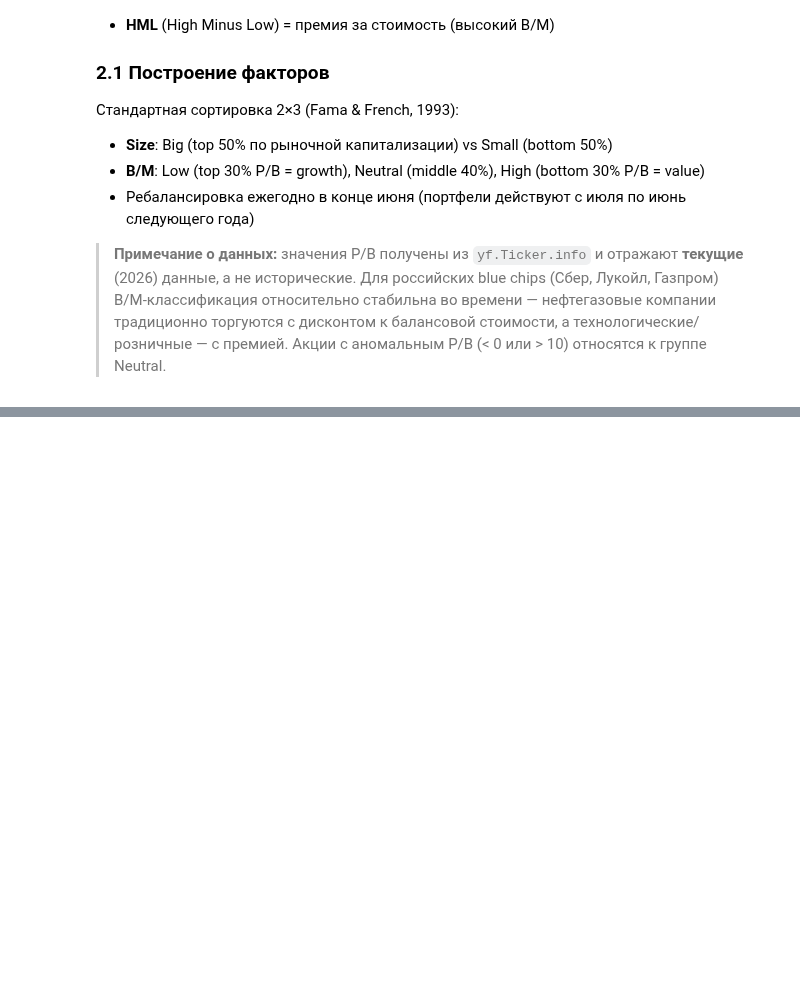
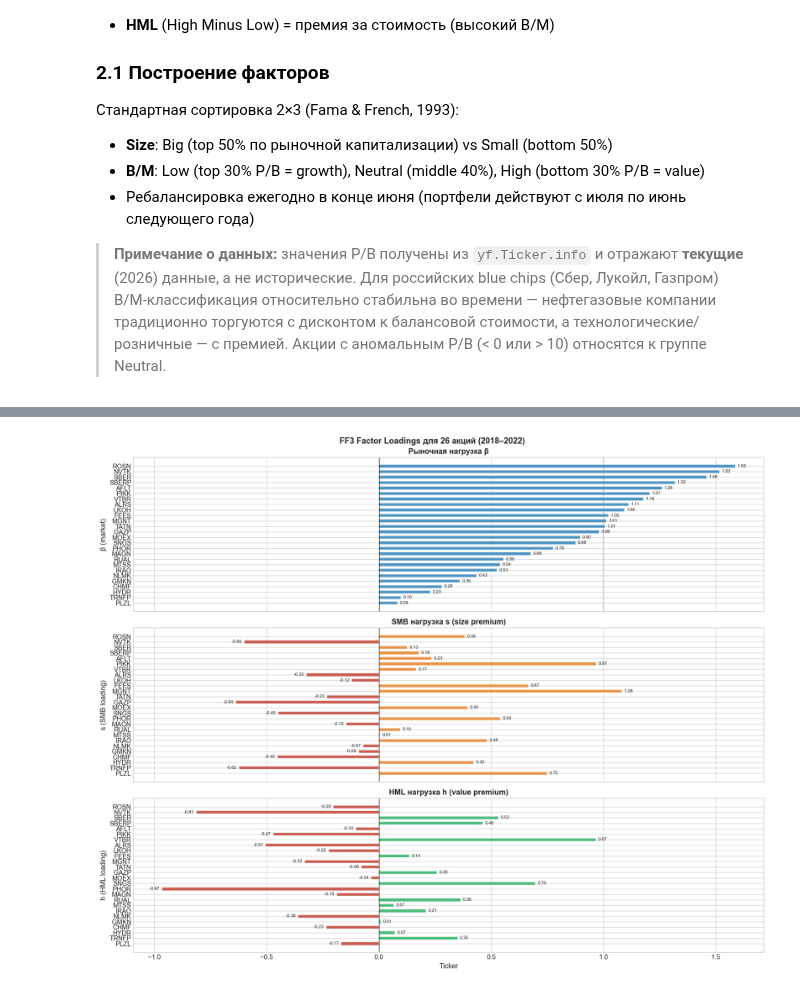
Before and after one commit to S0uLL6/capm-russia, a Jupyter notebook: capm_russia_executed.ipynb, the cells around one changed output, grey strips where cells are left out. Cells and saved outputs as stored; diff of their text form; code cells hidden in the pictures; blank space fills up the shorter version.

Commit message:
2.2 FF3 time-series OLS: factor loadings (beta, s, h) for 26 stocks

```diff
--- a/capm_russia_executed.ipynb
+++ b/capm_russia_executed.ipynb
@@ -1151,0 +1159,83 @@ HML 0.5530 0.2600 1.0000
+# %%
+# ─────────────────────────────────────────────────────────────────────────────
+# 18. TIME-SERIES FF3 OLS (HAC SE)
+# ─────────────────────────────────────────────────────────────────────────────
+ff3_results  = []
+ff3_residuals = {}
+
+# Align ER to FF3 index
+ER_ff3 = ER.loc[ff3_idx]
+
+for name in names:
+    mask = ER_ff3[name].notna() & MKT_a.notna() & SMB_a.notna() & HML_a.notna()
+    y = ER_ff3[name][mask].values
+    X = sm.add_constant(
+        pd.DataFrame({'MKT': MKT_a[mask], 'SMB': SMB_a[mask], 'HML': HML_a[mask]}).values
+    )
+
+    model = sm.OLS(y, X).fit(cov_type='HAC', cov_kwds={'maxlags': 3})
+
+    res_series = pd.Series(np.nan, index=ff3_idx)
+    res_series[mask] = model.resid
+    ff3_residuals[name] = res_series
+
+    ff3_results.append({
+        'Ticker':         name,
+        'Alpha % (мес.)': round(model.params[0] * 100, 4),
+        't(α)':           round(model.tvalues[0], 2),
+        'Beta':           round(model.params[1], 4),
+        't(β)':           round(model.tvalues[1], 2),
+        's (SMB)':        round(model.params[2], 4),
+        't(s)':           round(model.tvalues[2], 2),
+        'h (HML)':        round(model.params[3], 4),
+        't(h)':           round(model.tvalues[3], 2),
+        'R²':             round(model.rsquared, 4),
+        'Adj. R²':        round(model.rsquared_adj, 4),
+        'N':              int(model.nobs),
+        'α sig':          '*' if abs(model.tvalues[0]) > 1.96 else '',
+    })
+
+ff3_df = pd.DataFrame(ff3_results).set_index('Ticker').sort_values('Beta')
+
+print('=== FF3 Time-Series OLS (HAC SE, Newey-West 3 lags) ===')
+print(ff3_df.to_string())
+
+n_sig_ff3 = (ff3_df['α sig'] == '*').sum()
+print(f'\nЗначимых α FF3 (|t|>1.96): {n_sig_ff3}/{len(ff3_df)}')
+print(f'Значимых α CAPM:           {(ts_df["α sig"]=="*").sum()}/{len(ts_df)}')
+print(f'Средний R² FF3:  {ff3_df["R²"].mean():.3f}  vs CAPM: {ts_df["R²"].mean():.3f}')
+print(f'Средний Adj.R² FF3: {ff3_df["Adj. R²"].mean():.3f}')
+
+# ── Visualise factor loadings (3-panel bar chart)
+fig, axes = plt.subplots(3, 1, figsize=(16, 13), sharex=True)
+order = ff3_df.index.tolist()
+
+for ax, col, color, xlabel, title in zip(
+    axes,
+    ['Beta', 's (SMB)', 'h (HML)'],
+    ['#2980b9', '#e67e22', '#27ae60'],
+    ['β (market)', 's (SMB loading)', 'h (HML loading)'],
+    ['Рыночная нагрузка β', 'SMB нагрузка s (size premium)', 'HML нагрузка h (value premium)']
+):
+    vals = ff3_df.loc[order, col]
+    colors = [color if v >= 0 else '#c0392b' for v in vals]
+    bars = ax.barh(order, vals, color=colors, alpha=0.8, edgecolor='white', height=0.6)
+    ax.axvline(0, color='black', lw=0.8)
+    # Mark significant
+    ref = 1.0 if col == 'Beta' else 0.0
+    ax.axvline(ref, color='gray', ls='--', lw=1.2, alpha=0.6)
+    for bar, val in zip(bars, vals):
+        ax.text(val + (0.01 if val >= 0 else -0.01),
+                bar.get_y() + bar.get_height()/2,
+                f'{val:.2f}', va='center',
+                ha='left' if val >= 0 else 'right', fontsize=7.5)
+    ax.set_title(title, fontweight='bold')
+    ax.set_ylabel(xlabel)
+
+axes[-1].set_xlabel('Ticker')
+fig.suptitle('FF3 Factor Loadings для 26 акций (2018–2022)', fontsize=14, fontweight='bold')
+plt.tight_layout()
+plt.savefig('ff3_loadings.png', dpi=120, bbox_inches='tight')
+plt.show()
+print('Сохранено: ff3_loadings.png')
+# %% [output]
@@ -1151,0 +1259 @@ HML 0.5530 0.2600 1.0000
+[figure, added]
```
Also changed, not shown: parts of 4 cells of this notebook, 3 other files.
